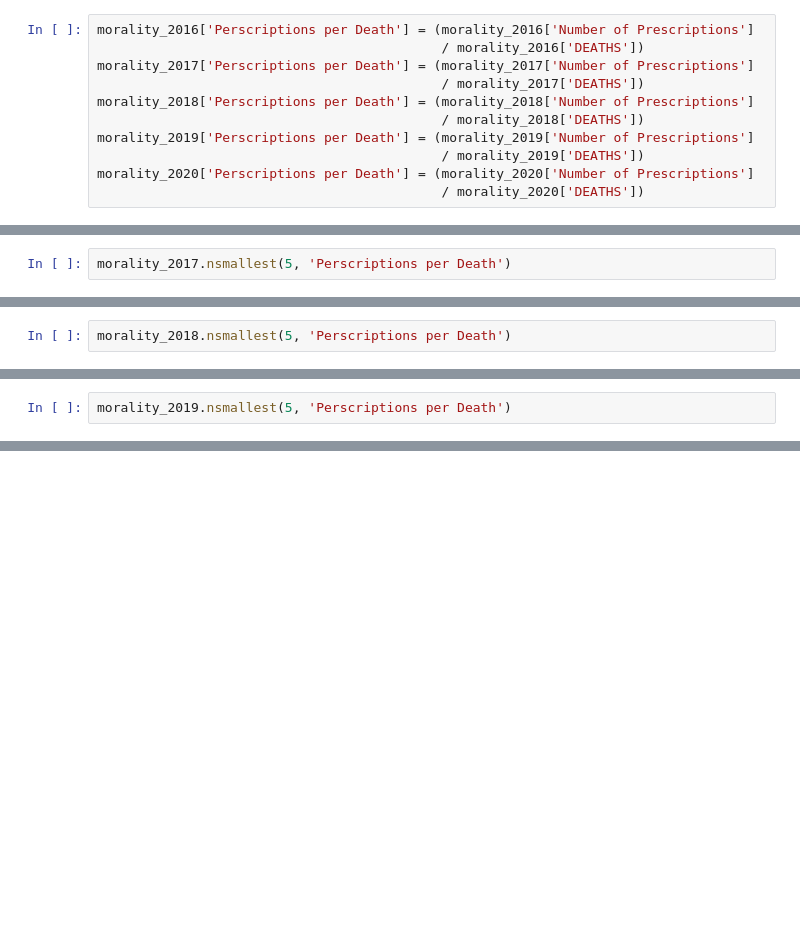
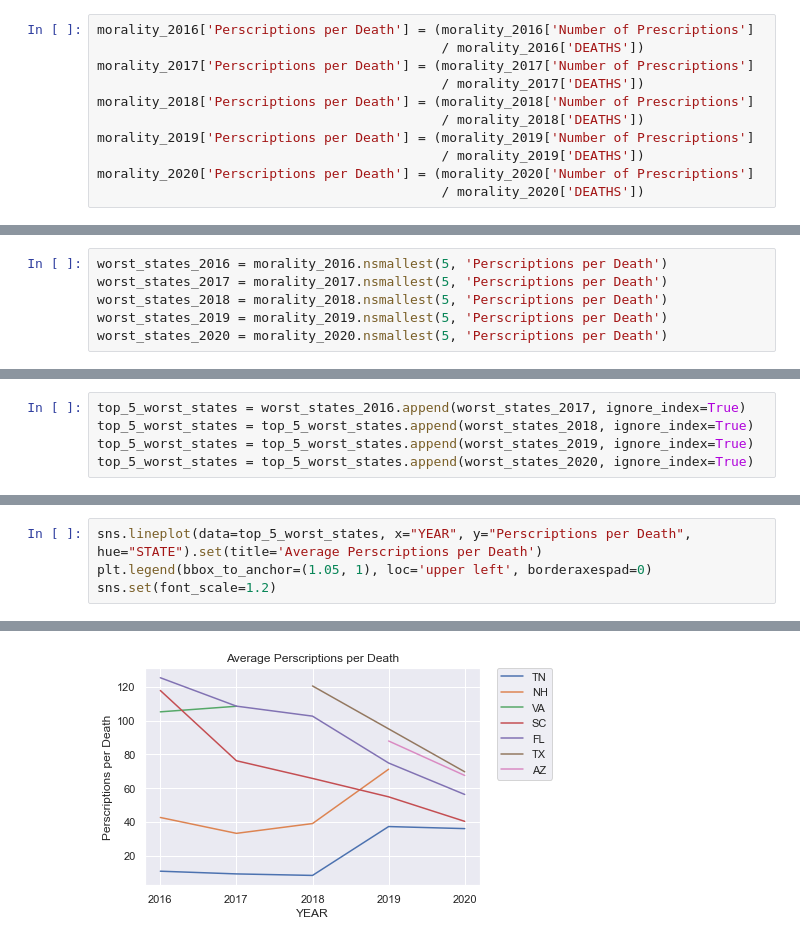
Before and after one commit to Dphills741/Da7-Capstone-Template, a Jupyter notebook: Scripts/drug_utilization.ipynb, the cells around one changed output, grey strips where cells are left out. Drawn from its saved outputs; the diff is of its cells as text; blank space fills up the shorter version.

```diff
--- a/Scripts/drug_utilization.ipynb
+++ b/Scripts/drug_utilization.ipynb
@@ -212,4 +203,8 @@ morality_2016.nlargest(5, 'Perscriptions per Death')
 | 25 | 2016 | MT | 11.7 | 119 | /nchs/pressroom/states/montana/mo... | MT | 58143.0 | 488.596639 |
 | 44 | 2016 | VT | 22.2 | 125 | /nchs/pressroom/states/vermont/ve... | VT | 59596.0 | 476.768000 |
 # %%
-morality_2017.nsmallest(5, 'Perscriptions per Death')
+worst_states_2016 = morality_2016.nsmallest(5, 'Perscriptions per Death')
+worst_states_2017 = morality_2017.nsmallest(5, 'Perscriptions per Death')
+worst_states_2018 = morality_2018.nsmallest(5, 'Perscriptions per Death')
+worst_states_2019 = morality_2019.nsmallest(5, 'Perscriptions per Death')
+worst_states_2020 = morality_2020.nsmallest(5, 'Perscriptions per Death')
@@ -223,2 +211,5 @@ morality_2017.nsmallest(5, 'Perscriptions per Death')
 # %%
-morality_2018.nsmallest(5, 'Perscriptions per Death')
+top_5_worst_states = worst_states_2016.append(worst_states_2017, ignore_index=True)
+top_5_worst_states = top_5_worst_states.append(worst_states_2018, ignore_index=True)
+top_5_worst_states = top_5_worst_states.append(worst_states_2019, ignore_index=True)
+top_5_worst_states = top_5_worst_states.append(worst_states_2020, ignore_index=True)
@@ -232,3 +216,5 @@ morality_2018.nsmallest(5, 'Perscriptions per Death')
 # %%
-morality_2019.nsmallest(5, 'Perscriptions per Death')
+sns.lineplot(data=top_5_worst_states, x="YEAR", y="Perscriptions per Death", hue="STATE").set(title='Average Perscriptions per Death')
+plt.legend(bbox_to_anchor=(1.05, 1), loc='upper left', borderaxespad=0)
+sns.set(font_scale=1.2)
 # %% [output]
@@ -241 +221,2 @@ morality_2019.nsmallest(5, 'Perscriptions per Death')
+[figure, added]
 # %%
```
Also changed, not shown: parts of 10 cells of this notebook.
